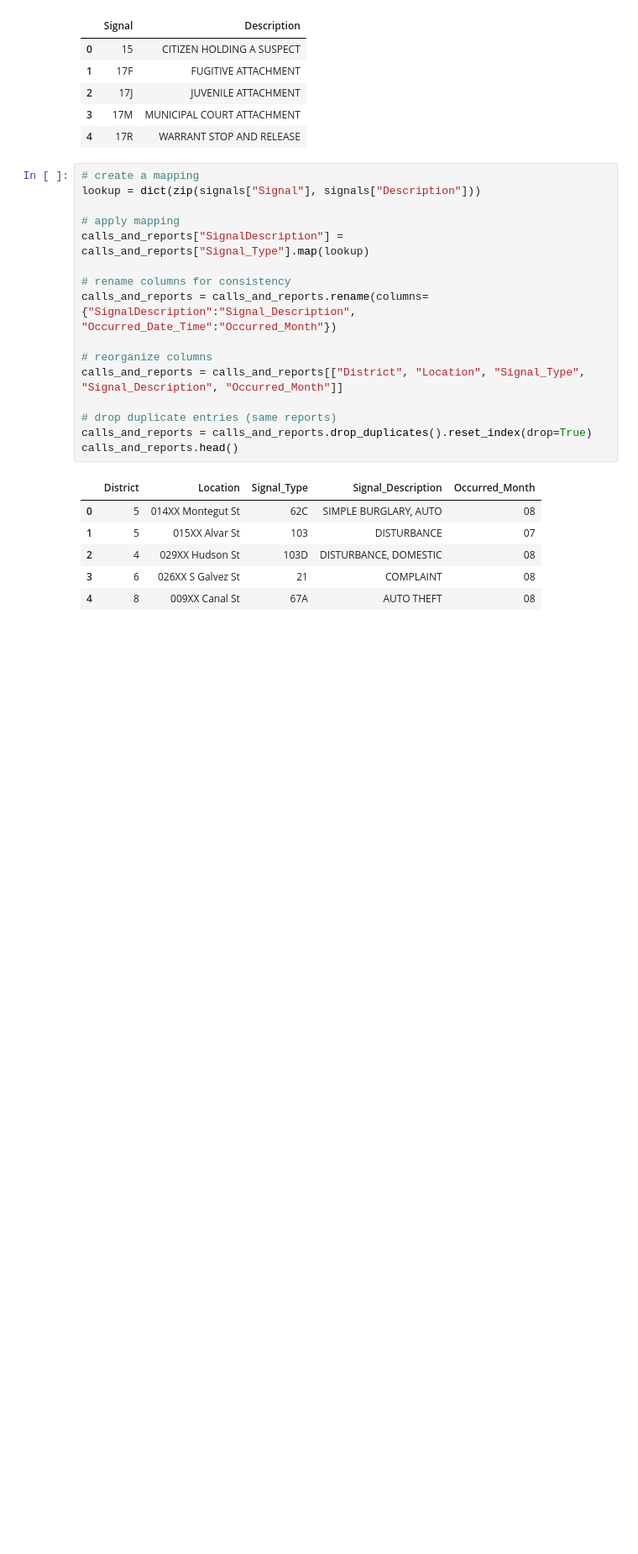
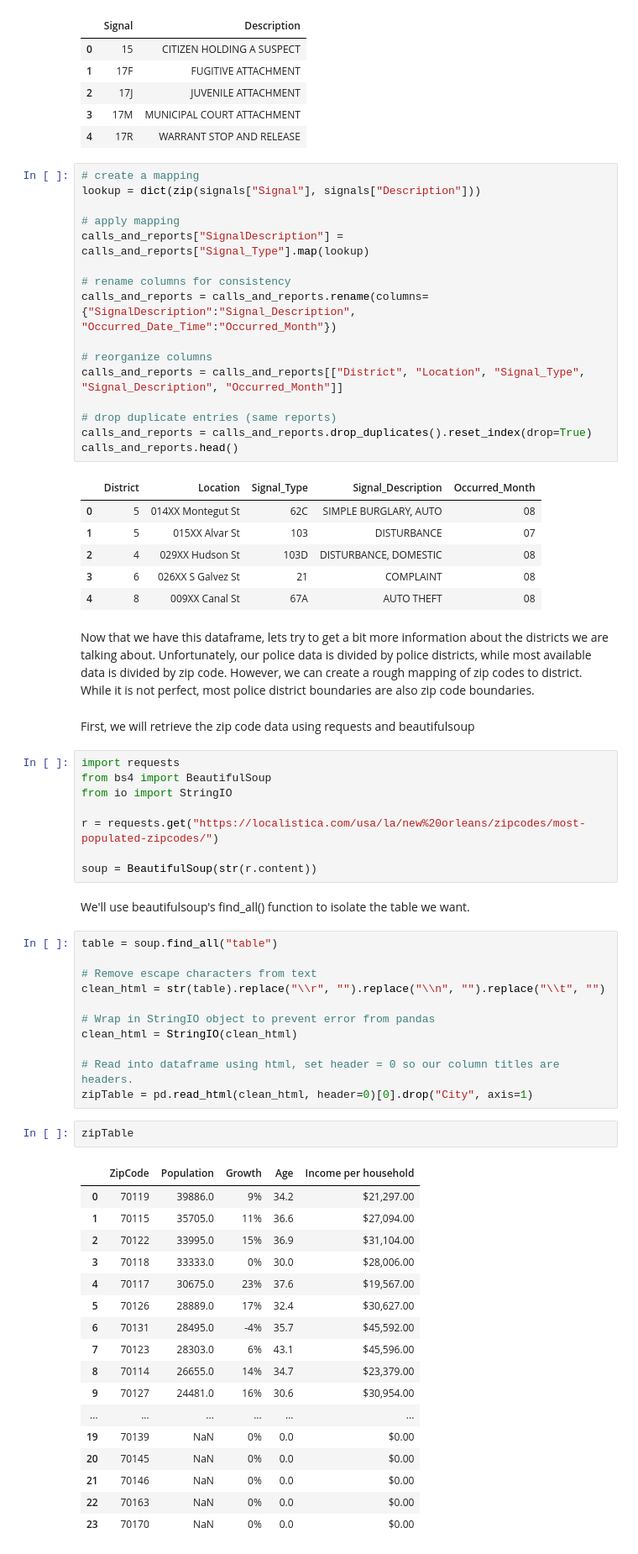
Before and after one commit to yarbschris/ds-final, a Jupyter notebook: finalProject.ipynb, the cells around one changed output. Shown at 84% size. Cells and saved outputs as stored; diff of their text form; blank space fills up the shorter version.

```diff
--- a/finalProject.ipynb
+++ b/finalProject.ipynb
@@ -382,3 +369,48 @@ calls_and_reports.head()
 | 2 | 4 | 029XX Hudson St | 103D | DISTURBANCE, DOMESTIC | 08 |
 | 3 | 6 | 026XX S Galvez St | 21 | COMPLAINT | 08 |
 | 4 | 8 | 009XX Canal St | 67A | AUTO THEFT | 08 |
+# %% [markdown]
+Now that we have this dataframe, lets try to get a bit more information about the districts we are talking about. Unfortunately, our police data is divided by police districts, while most available data is divided by zip code. However, we can create a rough mapping of zip codes to district. While it is not perfect, most police district boundaries are also zip code boundaries.
+# %% [markdown]
+First, we will retrieve the zip code data using requests and beautifulsoup
+# %%
+import requests
+from bs4 import BeautifulSoup
+from io import StringIO
+
+r = requests.get("https://localistica.com/usa/la/new%20orleans/zipcodes/most-populated-zipcodes/")
+
+soup = BeautifulSoup(str(r.content))
+# %% [markdown]
+We'll use beautifulsoup's find_all() function to isolate the table we want.
+# %%
+table = soup.find_all("table")
+
+# Remove escape characters from text
+clean_html = str(table).replace("\\r", "").replace("\\n", "").replace("\\t", "")
+
+# Wrap in StringIO object to prevent error from pandas
+clean_html = StringIO(clean_html)
+
+# Read into dataframe using html, set header = 0 so our column titles are headers.
+zipTable = pd.read_html(clean_html, header=0)[0].drop("City", axis=1)
+# %%
+zipTable
+# %% [output]
+|  | ZipCode | Population | Growth | Age | Income per household |
+| 0 | 70119 | 39886.0 | 9% | 34.2 | $21,297.00 |
+| 1 | 70115 | 35705.0 | 11% | 36.6 | $27,094.00 |
+| 2 | 70122 | 33995.0 | 15% | 36.9 | $31,104.00 |
+| 3 | 70118 | 33333.0 | 0% | 30.0 | $28,006.00 |
+| 4 | 70117 | 30675.0 | 23% | 37.6 | $19,567.00 |
+| 5 | 70126 | 28889.0 | 17% | 32.4 | $30,627.00 |
+| 6 | 70131 | 28495.0 | -4% | 35.7 | $45,592.00 |
+| 7 | 70123 | 28303.0 | 6% | 43.1 | $45,596.00 |
+| 8 | 70114 | 26655.0 | 14% | 34.7 | $23,379.00 |
+| 9 | 70127 | 24481.0 | 16% | 30.6 | $30,954.00 |
+| ... | ... | ... | ... | ... | ... |
+| 19 | 70139 | NaN | 0% | 0.0 | $0.00 |
+| 20 | 70145 | NaN | 0% | 0.0 | $0.00 |
+| 21 | 70146 | NaN | 0% | 0.0 | $0.00 |
+| 22 | 70163 | NaN | 0% | 0.0 | $0.00 |
+| 23 | 70170 | NaN | 0% | 0.0 | $0.00 |
```
Also changed, not shown: parts of 16 cells of this notebook, 1 other file.
